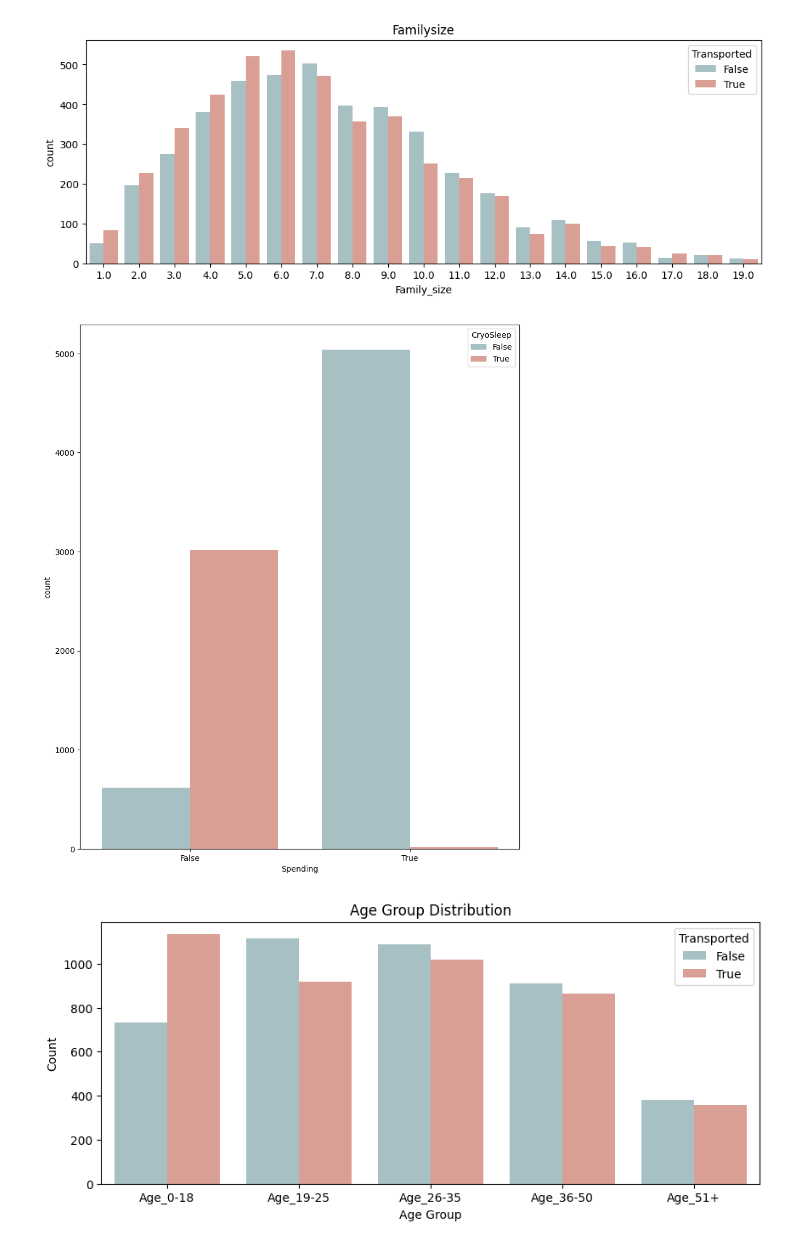
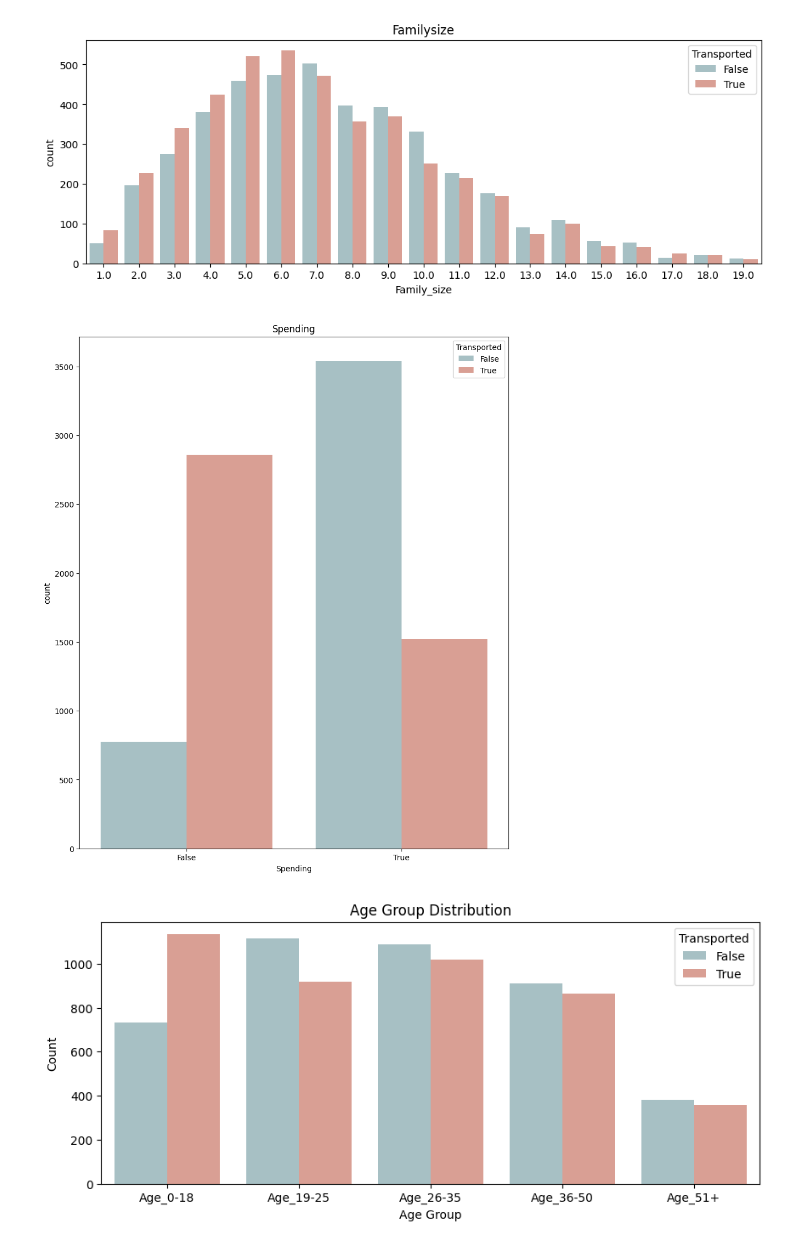
Before and after one commit to Elliefffish/ml-final-Stitanic, a Jupyter notebook: 「ml_final_project_ipynb」的副本.ipynb, the cells around one changed output. Drawn from its saved outputs; the diff is of its cells as text; code cells hidden in the pictures.

```diff
--- a/「ml_final_project_ipynb」的副本.ipynb
+++ b/「ml_final_project_ipynb」的副本.ipynb
@@ -423,14 +435,18 @@ passenger_test['Small_family'] = passenger_test['Family_size'] < 7
 passenger['Family_size'] = passenger['Family_size'].astype('category')
 passenger_test['Family_size'] = passenger_test['Family_size'].astype('category')
 # %%
-passenger['Spending'] = passenger[["RoomService", "FoodCourt", "ShoppingMall", "Spa", "VRDeck"]].sum(axis=1).astype('bool')
+passenger['Expenditure'] = passenger[["RoomService", "FoodCourt", "ShoppingMall", "Spa", "VRDeck"]].sum(axis=1)
+passenger['Spending'] = (passenger['Expenditure']!=0).astype('bool')
+passenger_test['Expenditure'] = passenger_test[["RoomService", "FoodCourt", "ShoppingMall", "Spa", "VRDeck"]].sum(axis=1)
+passenger_test['Spending'] = (passenger_test['Expenditure']!=0).astype('bool')
 fig=plt.figure(figsize=(10,12))
 
 plt.subplot(1,1,1)
-sns.countplot(data=passenger, x='Spending', hue='CryoSleep')
+sns.countplot(data=passenger, x='Spending', hue='Transported')
+plt.title('Spending')
 plt.show()
 # %% [output]
-[figure, old version]
+[figure, new version]
 # %%
 #---------- 處理 CryoSleep - Train ----------#
 passenger['Spending'] = passenger[["RoomService", "FoodCourt", "ShoppingMall", "Spa", "VRDeck"]].sum(axis=1).astype('bool')
```
Also changed, not shown: parts of 8 cells of this notebook.
